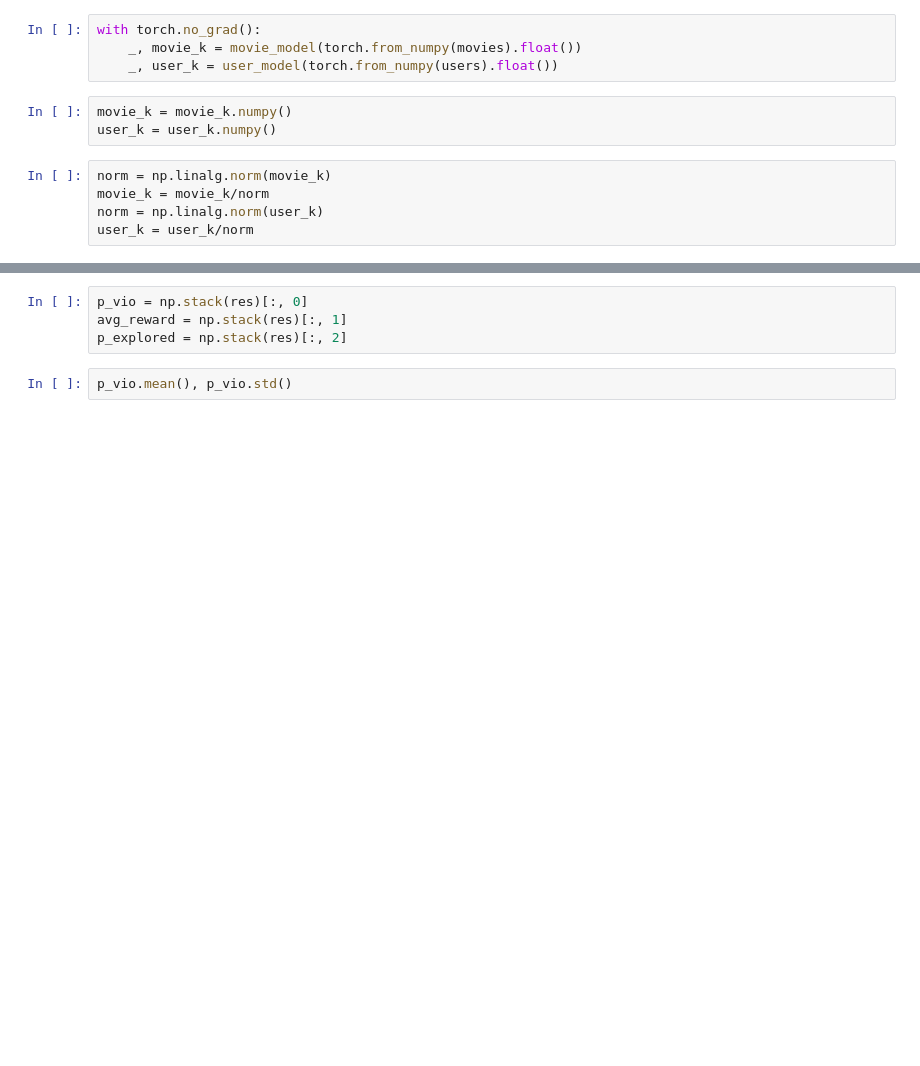
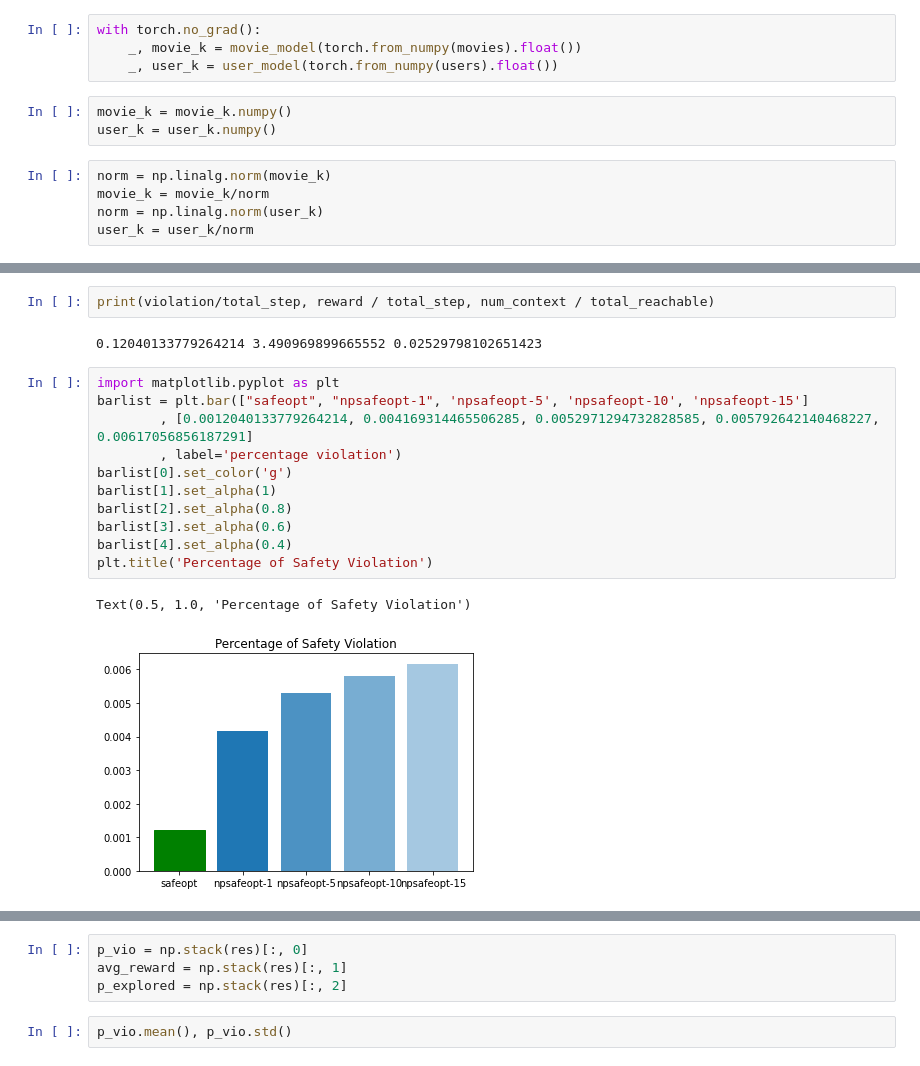
Before and after one commit to Lancial/NeuralProcessSafeOptimization, a Jupyter notebook: safeopt.ipynb, the cells around one changed output, grey strips where cells are left out. Saved outputs shown, nothing was run; the diff lists cells and outputs as text; blank space fills up the shorter version.

```diff
--- a/safeopt.ipynb
+++ b/safeopt.ipynb
@@ -117,0 +110,18 @@ user: 50 violation: 2 avg reward 4.3133333333333335 percent explored: 0.41176470
+# %%
+print(violation/total_step, reward / total_step, num_context / total_reachable)
+# %% [output]
+0.12040133779264214 3.490969899665552 0.02529798102651423
+# %%
+import matplotlib.pyplot as plt
+barlist = plt.bar(["safeopt", "npsafeopt-1", 'npsafeopt-5', 'npsafeopt-10', 'npsafeopt-15']
+        , [0.0012040133779264214, 0.004169314465506285, 0.0052971294732828585, 0.005792642140468227, 0.00617056856187291]
+        , label='percentage violation')
+barlist[0].set_color('g')
+barlist[1].set_alpha(1)
+barlist[2].set_alpha(0.8)
+barlist[3].set_alpha(0.6)
+barlist[4].set_alpha(0.4)
+plt.title('Percentage of Safety Violation')
+# %% [output]
+Text(0.5, 1.0, 'Percentage of Safety Violation')
+[figure, added]
```
Also changed, not shown: parts of 7 cells of this notebook, 13 other files.
